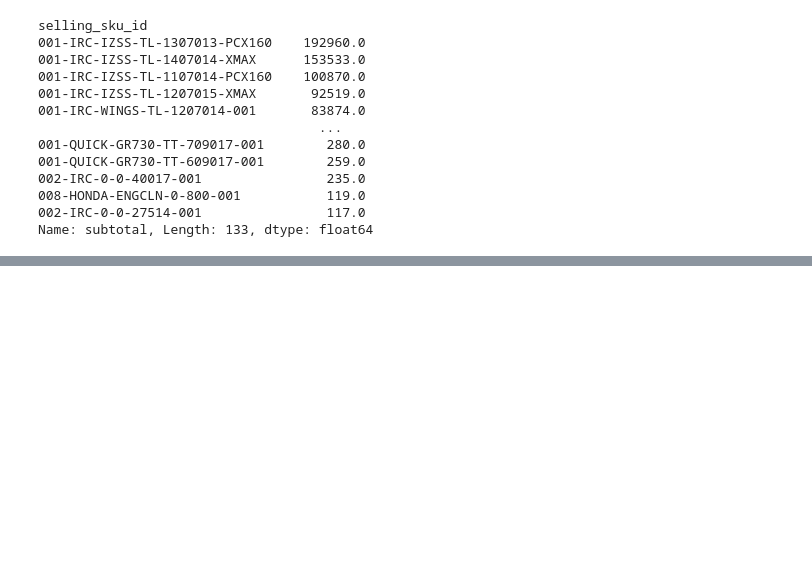
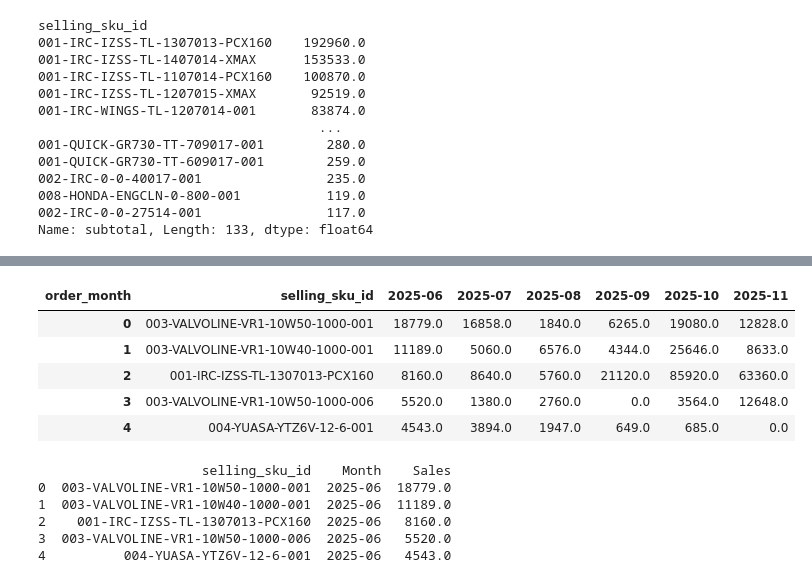
Before and after one commit to Rirhcceez/Sales-Visualization, a Jupyter notebook: notebook/sales_analytics.ipynb, the cells around one changed output, grey strips where cells are left out. Drawn from its saved outputs; the diff is of its cells as text; code cells hidden in the pictures; blank space fills up the shorter version.

Commit message:
updated sales_analysis notebook

```diff
--- a/notebook/sales_analytics.ipynb
+++ b/notebook/sales_analytics.ipynb
@@ -199,6 +200,13 @@ selling_sku_id
 002-IRC-0-0-27514-001                117.0
 Name: subtotal, Length: 133, dtype: float64
 # %%
-fig = px.line(
+all_month = np.sort(df_orders['order_month'].unique())
+all_sku_sold = df_order_items['selling_sku_id'].unique()
 
+df_merge = df_order_items.merge(
+    df_orders,
+    on='order_id',
+    how='left'
 )
+
+df_merge.head(3)
@@ -204,0 +218,49 @@ fig = px.line(
+# %%
+#platform filter
+df_merge = df_merge[df_merge['platform_name'].isin(platform)]
+
+#column filter
+df_merge = df_merge[['selling_sku_id', 'subtotal', 'order_month']]
+
+df_merge = df_merge.groupby(['selling_sku_id', 'order_month'])['subtotal'].sum()
+df_pivot = df_merge.unstack(level='order_month').fillna(0)
+df_pivot.sort_values(by=all_month[0], ascending=False, inplace=True)
+df_pivot
+# %%
+sku = []
+for month in all_month:
+    best_seller_product = df_pivot.sort_values(by=month, ascending=False)
+    top_5 = best_seller_product[:5].reset_index()
+    for item in top_5['selling_sku_id']:
+        if item not in sku:
+            sku.append(item)
+
+
+top_seller = df_pivot[df_pivot["selling_sku_id"].isin(sku)]
+top_seller
+# %% [output]
+| order_month | selling_sku_id | 2025-06 | 2025-07 | 2025-08 | 2025-09 | 2025-10 | 2025-11 |
+| 0 | 003-VALVOLINE-VR1-10W50-1000-001 | 18779.0 | 16858.0 | 1840.0 | 6265.0 | 19080.0 | 12828.0 |
+| 1 | 003-VALVOLINE-VR1-10W40-1000-001 | 11189.0 | 5060.0 | 6576.0 | 4344.0 | 25646.0 | 8633.0 |
+| 2 | 001-IRC-IZSS-TL-1307013-PCX160 | 8160.0 | 8640.0 | 5760.0 | 21120.0 | 85920.0 | 63360.0 |
+| 3 | 003-VALVOLINE-VR1-10W50-1000-006 | 5520.0 | 1380.0 | 2760.0 | 0.0 | 3564.0 | 12648.0 |
+| 4 | 004-YUASA-YTZ6V-12-6-001 | 4543.0 | 3894.0 | 1947.0 | 649.0 | 685.0 | 0.0 |
+# %%
+df_long = top_seller.melt(
+    id_vars=['selling_sku_id'],
+    var_name='Month',
+    value_name='Sales'
+)
+
+# Optional: Sort by month to ensure lines connect in order
+df_long = df_long.sort_values('Month')
+
+# View the result to understand the change
+print(df_long.head())
+# %% [output]
+                     selling_sku_id    Month    Sales
+0  003-VALVOLINE-VR1-10W50-1000-001  2025-06  18779.0
+1  003-VALVOLINE-VR1-10W40-1000-001  2025-06  11189.0
+2    001-IRC-IZSS-TL-1307013-PCX160  2025-06   8160.0
+3  003-VALVOLINE-VR1-10W50-1000-006  2025-06   5520.0
+4          004-YUASA-YTZ6V-12-6-001  2025-06   4543.0
```
Also changed, not shown: parts of 3 cells of this notebook.
